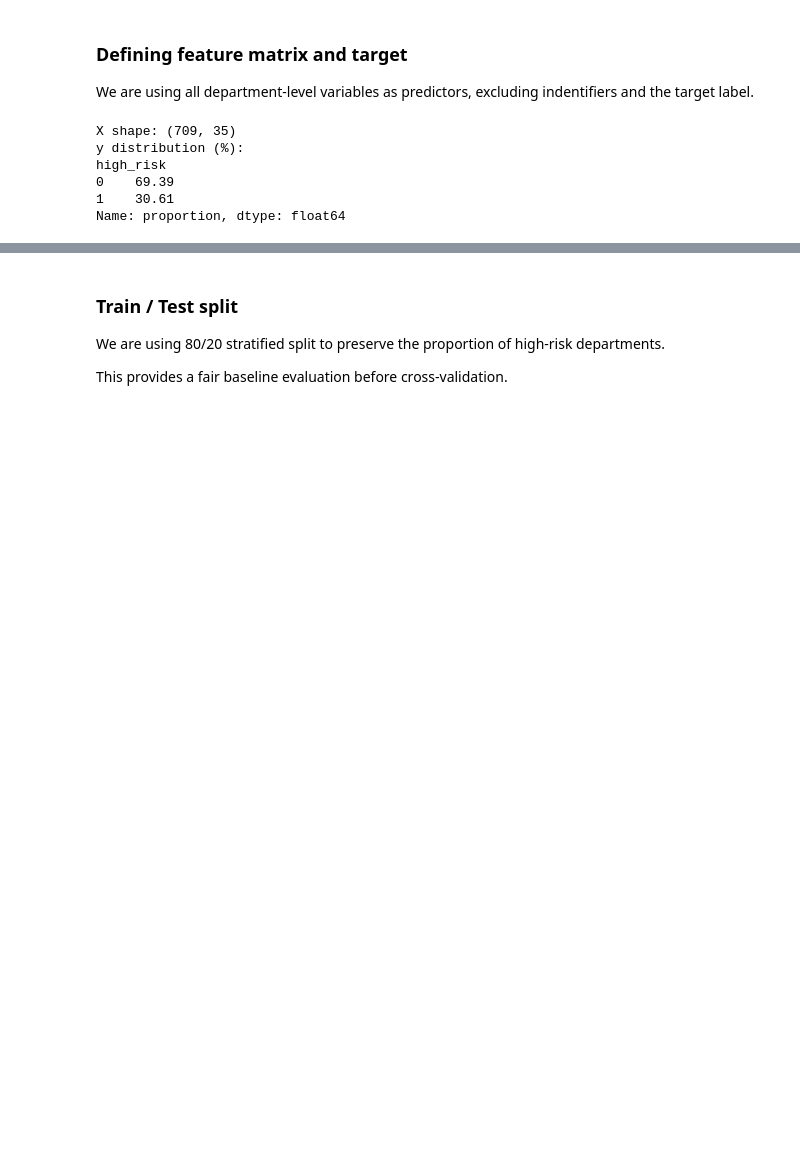
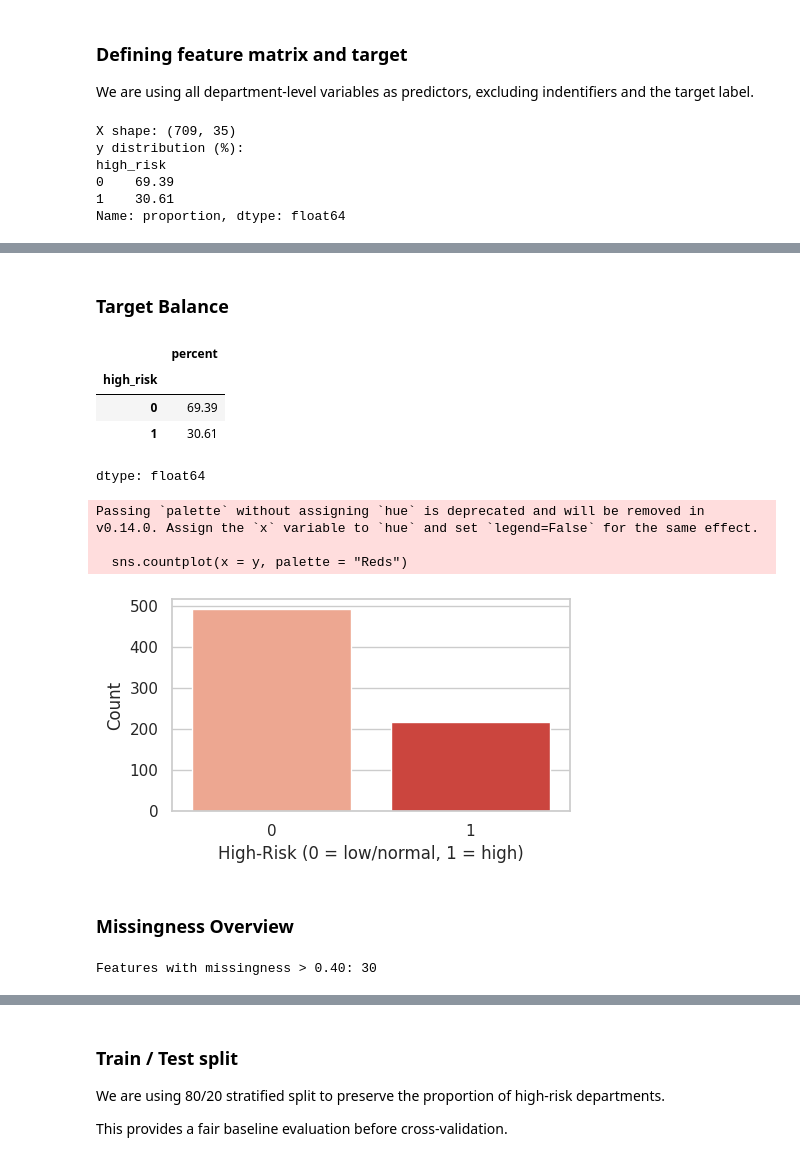
Before and after one commit to personallypetra/ComplianceRadar_315031, a Jupyter notebook: main.ipynb, the cells around one changed output, grey strips where cells are left out. Cells and saved outputs as stored; diff of their text form; code cells hidden in the pictures; blank space fills up the shorter version.

```diff
--- a/main.ipynb
+++ b/main.ipynb
@@ -203,0 +212,28 @@ Name: proportion, dtype: float64
+# %% [markdown]
+### Target Balance
+# %%
+display((y.value_counts(normalize = True) * 100).round(2).rename("percent"))
+
+plt.figure(figsize = (5,3))
+sns.countplot(x = y, palette = "Reds")
+plt.xlabel("High-Risk (0 = low/normal, 1 = high)")
+plt.ylabel("Count")
+plt.tight_layout()
+plt.show()
+# %% [output]
+|  | percent |
+| high_risk |  |
+| 0 | 69.39 |
+| 1 | 30.61 |
+dtype: float64
+Passing `palette` without assigning `hue` is deprecated and will be removed in v0.14.0. Assign the `x` variable to `hue` and set `legend=False` for the same effect.
+
+  sns.countplot(x = y, palette = "Reds")
+[figure, added]
+# %% [markdown]
+### Missingness Overview
+# %%
+missing_ratio_all = X.isna().mean().sort_values(ascending = False)
+print("Features with missingness > 0.40:", (missing_ratio_all[missing_ratio_all > 0.40]).shape[0])
+# %% [output]
+Features with missingness > 0.40: 30
```
Also changed, not shown: parts of 19 cells of this notebook.
